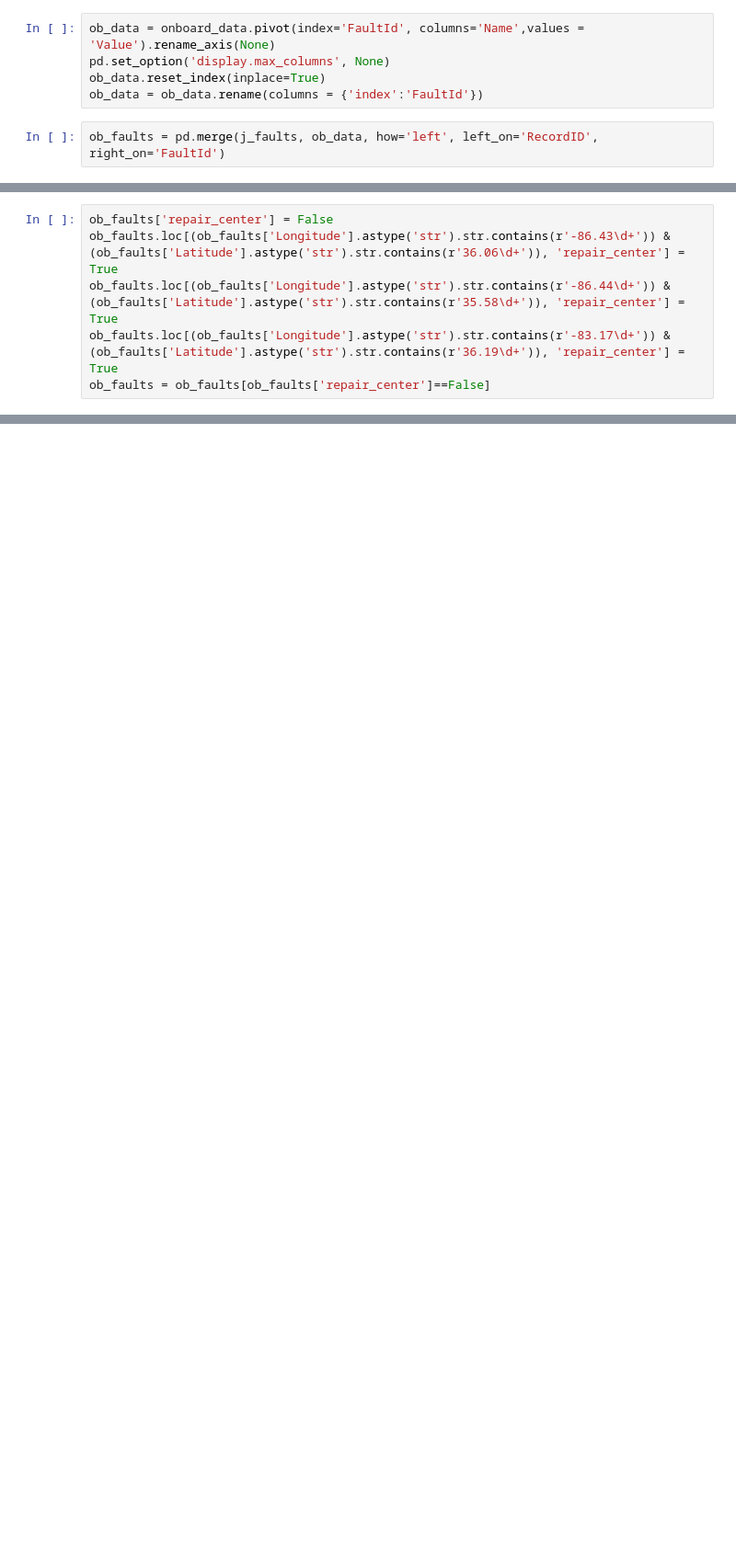
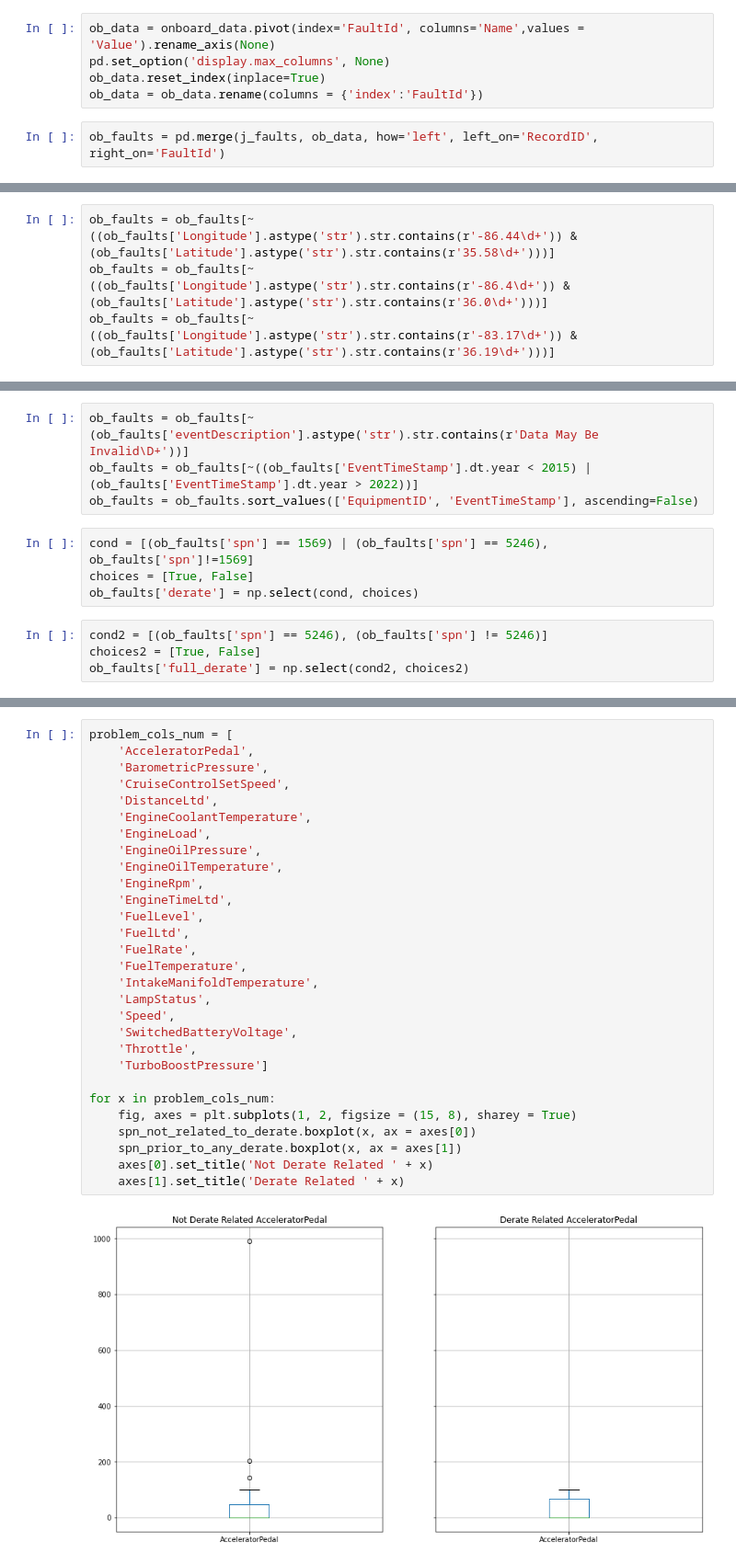
Before and after one commit to nss-data-science-cohort-5/big_g_express-eye_of_the_tiger, a Jupyter notebook: notebooks/Habeeb Analysis.ipynb, the cells around one changed output, grey strips where cells are left out. Shown at 92% size. Saved outputs shown, nothing was run; the diff lists cells and outputs as text; blank space fills up the shorter version.

```diff
--- a/notebooks/Habeeb Analysis.ipynb
+++ b/notebooks/Habeeb Analysis.ipynb
@@ -53,8 +59,6 @@ ob_faults['LocationTimeStamp'] =  pd.to_datetime(ob_faults['EventTimeStamp'], fo
 # %%
-ob_faults['repair_center'] = False
-ob_faults.loc[(ob_faults['Longitude'].astype('str').str.contains(r'-86.43\d+')) & (ob_faults['Latitude'].astype('str').str.contains(r'36.06\d+')), 'repair_center'] = True
-ob_faults.loc[(ob_faults['Longitude'].astype('str').str.contains(r'-86.44\d+')) & (ob_faults['Latitude'].astype('str').str.contains(r'35.58\d+')), 'repair_center'] = True
-ob_faults.loc[(ob_faults['Longitude'].astype('str').str.contains(r'-83.17\d+')) & (ob_faults['Latitude'].astype('str').str.contains(r'36.19\d+')), 'repair_center'] = True
-ob_faults = ob_faults[ob_faults['repair_center']==False]
+ob_faults = ob_faults[~((ob_faults['Longitude'].astype('str').str.contains(r'-86.44\d+')) & (ob_faults['Latitude'].astype('str').str.contains(r'35.58\d+')))]
+ob_faults = ob_faults[~((ob_faults['Longitude'].astype('str').str.contains(r'-86.4\d+')) & (ob_faults['Latitude'].astype('str').str.contains(r'36.0\d+')))]
+ob_faults = ob_faults[~((ob_faults['Longitude'].astype('str').str.contains(r'-83.17\d+')) & (ob_faults['Latitude'].astype('str').str.contains(r'36.19\d+')))]
 # %%
 ob_faults['EquipmentID'] = ob_faults['EquipmentID'].astype(str)
@@ -65,0 +66,12 @@ combined_df
+# %%
+ob_faults = ob_faults[~(ob_faults['eventDescription'].astype('str').str.contains(r'Data May Be Invalid\D+'))]
+ob_faults = ob_faults[~((ob_faults['EventTimeStamp'].dt.year < 2015) | (ob_faults['EventTimeStamp'].dt.year > 2022))]
+ob_faults = ob_faults.sort_values(['EquipmentID', 'EventTimeStamp'], ascending=False)
+# %%
+cond = [(ob_faults['spn'] == 1569) | (ob_faults['spn'] == 5246), ob_faults['spn']!=1569]
+choices = [True, False]
+ob_faults['derate'] = np.select(cond, choices)
+# %%
+cond2 = [(ob_faults['spn'] == 5246), (ob_faults['spn'] != 5246)]
+choices2 = [True, False]
+ob_faults['full_derate'] = np.select(cond2, choices2)
@@ -107,0 +156,31 @@ spn_prior_to_derate
+# %%
+problem_cols_num = [
+    'AcceleratorPedal',
+    'BarometricPressure',
+    'CruiseControlSetSpeed',
+    'DistanceLtd',
+    'EngineCoolantTemperature',
+    'EngineLoad',
+    'EngineOilPressure',
+    'EngineOilTemperature',
+    'EngineRpm',
+    'EngineTimeLtd',
+    'FuelLevel',
+    'FuelLtd',
+    'FuelRate',
+    'FuelTemperature',
+    'IntakeManifoldTemperature',
+    'LampStatus',
+    'Speed',
+    'SwitchedBatteryVoltage',
+    'Throttle',
+    'TurboBoostPressure']
+
+for x in problem_cols_num:
+    fig, axes = plt.subplots(1, 2, figsize = (15, 8), sharey = True)
+    spn_not_related_to_derate.boxplot(x, ax = axes[0])
+    spn_prior_to_any_derate.boxplot(x, ax = axes[1])
+    axes[0].set_title('Not Derate Related ' + x)
+    axes[1].set_title('Derate Related ' + x)
+# %% [output]
+[figure, added]
```
Also changed, not shown: parts of 29 cells of this notebook, 1 other file.
